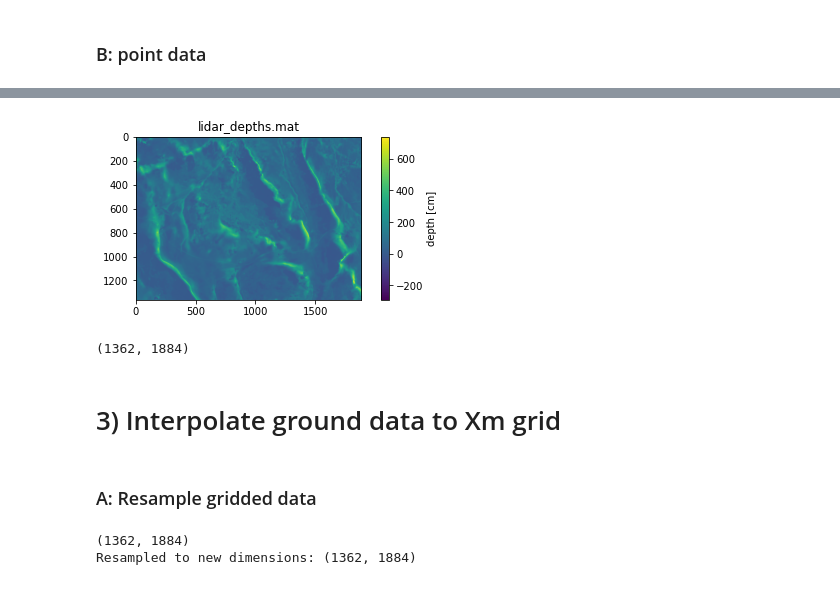
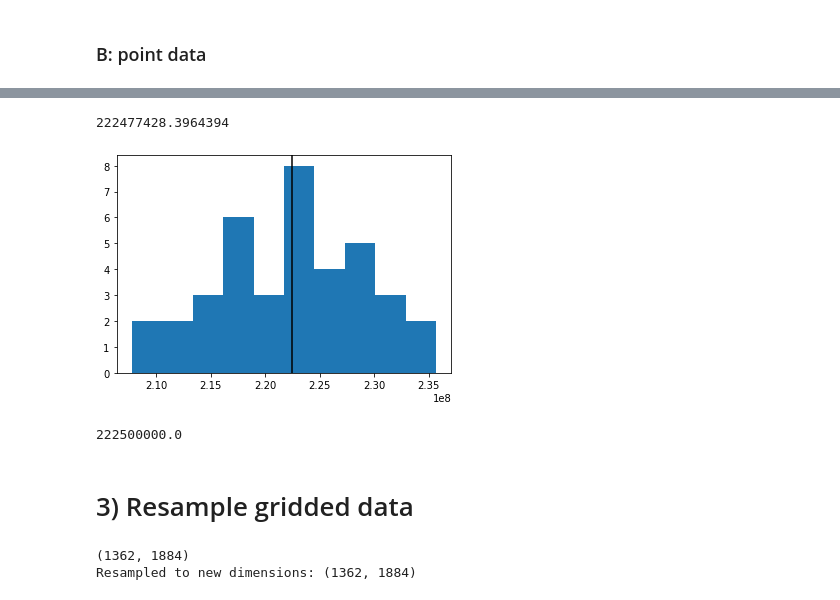
Before and after one commit to jukesliu/snow-radar, a Jupyter notebook: process_ground_data.ipynb, the cells around one changed output, grey strips where cells are left out. Saved outputs shown, nothing was run; the diff lists cells and outputs as text; code cells hidden in the pictures.

```diff
--- a/process_ground_data.ipynb
+++ b/process_ground_data.ipynb
@@ -85,28 +119,21 @@ plt.show()
-# %%
-# # step 1: create the 3 meter grid (center Xs and Ys) from the lidar dataset (1 m)
-new_res = 1 # meter spacing for grid
-
-[lidar_DATA, lidar_X, lidar_Y] = read_ground_data_mat(ground_data_folder+'lidar_depths.mat')
-lidar_X = lidar_X.flatten()
-lidar_Y = lidar_Y.flatten()
-
-# determine where edges lie
-edge_X_min = np.min(lidar_X)-0.5; edge_X_max = np.max(lidar_X)+0.5
-edge_Y_top = np.max(lidar_Y)+0.5; edge_Y_bottom = np.min(lidar_Y)-0.5
-
-grid_X = np.arange(edge_X_min+new_res/2, edge_X_max, new_res)
-grid_Y = np.arange(edge_Y_top, edge_Y_bottom+new_res/2, -new_res)
-
-plt.figure(figsize=(7,3)); plt.imshow(lidar_DATA); plt.title('lidar_depths.mat');
-cbar = plt.colorbar(); cbar.set_label('depth [cm]'); plt.show()
-print(lidar_DATA.shape)
-# %% [output]
-[figure, removed]
-(1362, 1884)
+# %%
+# if cored density, calculate velocity:
+cored_density = DATA_in.flatten()/1000
+calculated_velocity = np.sqrt((3e8**2)/(1+(1.7*cored_density) + (0.7*cored_density**2)))
+print(np.nanmean(calculated_velocity))
+
+plt.hist(calculated_velocity,bins=10)
+plt.axvline(x=np.nanmean(calculated_velocity),color='k')
+plt.show()
+# %% [output]
+222477428.3964394
+[figure, added]
+# %%
+2.225e8
+# %% [output]
+222500000.0
 # %% [markdown]
-# 3) Interpolate ground data to Xm grid
+# 3) Resample gridded data
-# %% [markdown]
-### A: Resample gridded data
 # %%
 from scipy.interpolate import interp2d
 # %%
```
Also changed, not shown: parts of 83 cells of this notebook, 8 other files.
